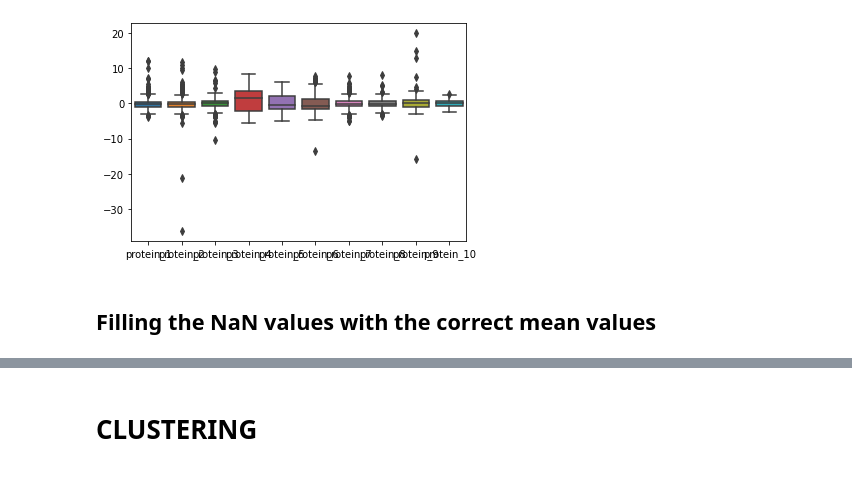
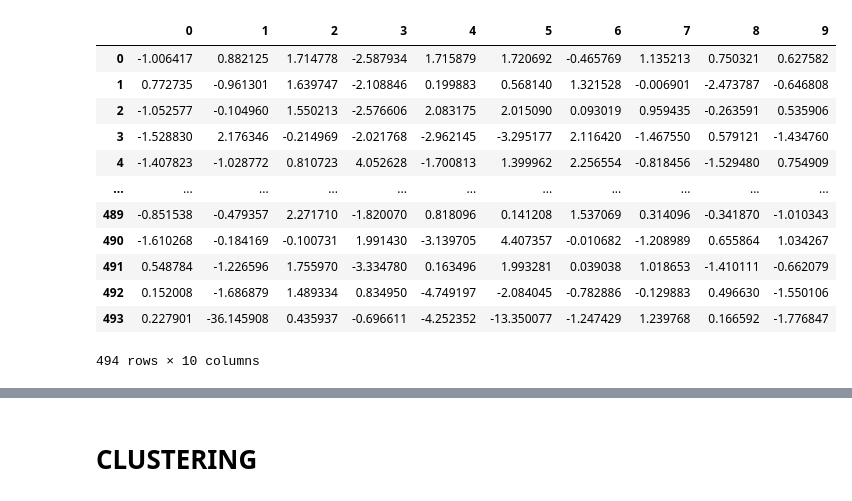
Before and after one commit to aka-sova/236756_Introduction_to_ML, a Jupyter notebook: hw4/wet_alex/data_preparation.ipynb, the cells around one changed output, grey strips where cells are left out. Cells and saved outputs as stored; diff of their text form; code cells hidden in the pictures.

```diff
--- a/hw4/wet_alex/data_preparation.ipynb
+++ b/hw4/wet_alex/data_preparation.ipynb
@@ -130,6 +0,0 @@ sns.boxplot(x=df['protein_3'])
-# %%
-ax = sns.boxplot(data=df.drop(columns="ID"))
-# %% [output]
-[figure, removed]
-# %% [markdown]
-## Filling the NaN values with the correct mean values
@@ -139,0 +19,21 @@ df.to_csv('protein_fixed.csv', sep=',', header=True, index=False)
+# %%
+X=pd.DataFrame(X)
+#from sklearn.preprocessing import StandardScaler
+#scaler = StandardScaler()
+#X= scaler.fit_transform(X)
+#X=pd.DataFrame(X)
+X
+# %% [output]
+|  | 0 | 1 | 2 | 3 | 4 | 5 | 6 | 7 | 8 | 9 |
+| 0 | -1.006417 | 0.882125 | 1.714778 | -2.587934 | 1.715879 | 1.720692 | -0.465769 | 1.135213 | 0.750321 | 0.627582 |
+| 1 | 0.772735 | -0.961301 | 1.639747 | -2.108846 | 0.199883 | 0.568140 | 1.321528 | -0.006901 | -2.473787 | -0.646808 |
+| 2 | -1.052577 | -0.104960 | 1.550213 | -2.576606 | 2.083175 | 2.015090 | 0.093019 | 0.959435 | -0.263591 | 0.535906 |
+| 3 | -1.528830 | 2.176346 | -0.214969 | -2.021768 | -2.962145 | -3.295177 | 2.116420 | -1.467550 | 0.579121 | -1.434760 |
+| 4 | -1.407823 | -1.028772 | 0.810723 | 4.052628 | -1.700813 | 1.399962 | 2.256554 | -0.818456 | -1.529480 | 0.754909 |
+| ... | ... | ... | ... | ... | ... | ... | ... | ... | ... | ... |
+| 489 | -0.851538 | -0.479357 | 2.271710 | -1.820070 | 0.818096 | 0.141208 | 1.537069 | 0.314096 | -0.341870 | -1.010343 |
+| 490 | -1.610268 | -0.184169 | -0.100731 | 1.991430 | -3.139705 | 4.407357 | -0.010682 | -1.208989 | 0.655864 | 1.034267 |
+| 491 | 0.548784 | -1.226596 | 1.755970 | -3.334780 | 0.163496 | 1.993281 | 0.039038 | 1.018653 | -1.410111 | -0.662079 |
+| 492 | 0.152008 | -1.686879 | 1.489334 | 0.834950 | -4.749197 | -2.084045 | -0.782886 | -0.129883 | 0.496630 | -1.550106 |
+| 493 | 0.227901 | -36.145908 | 0.435937 | -0.696611 | -4.252352 | -13.350077 | -1.247429 | 1.239768 | 0.166592 | -1.776847 |
+494 rows × 10 columns
```
Also changed, not shown: parts of 37 cells of this notebook.
